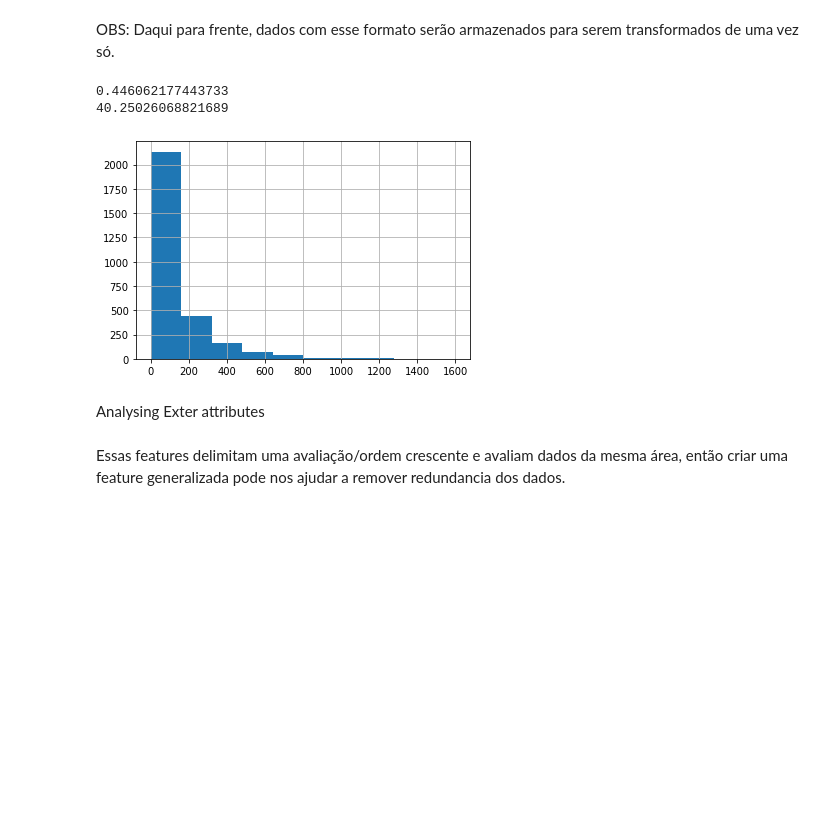
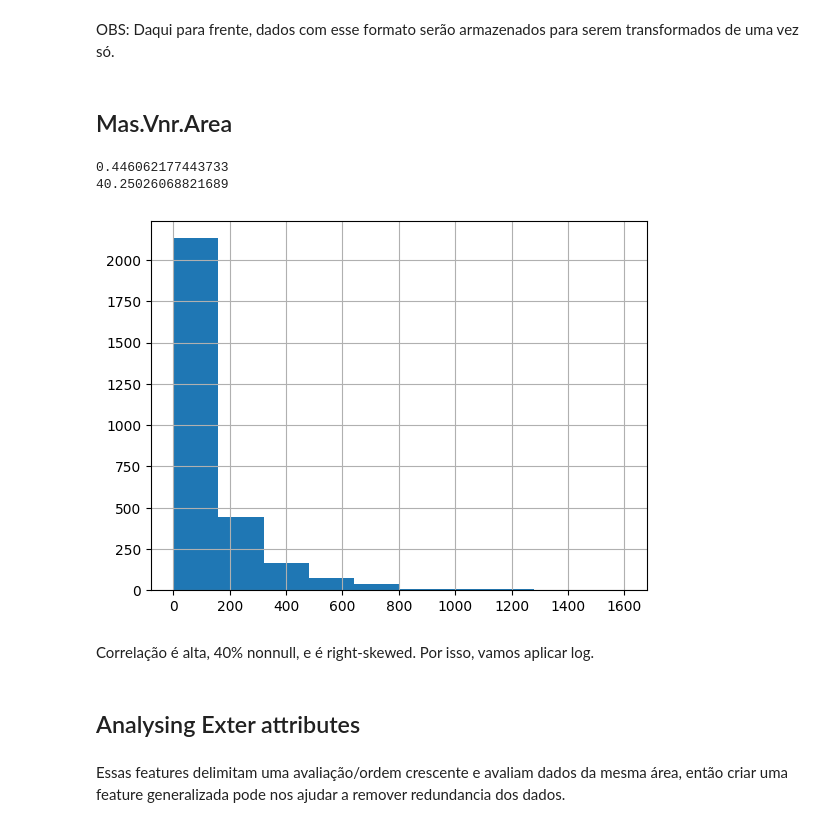
Before and after one commit to P-ASilva/ames, a Jupyter notebook: notebooks/08_final_model_analysis_and_feature_enginnering.ipynb, the cells around one changed output. Drawn from its saved outputs; the diff is of its cells as text; code cells hidden in the pictures; blank space fills up the shorter version.

```diff
--- a/notebooks/08_final_model_analysis_and_feature_enginnering.ipynb
+++ b/notebooks/08_final_model_analysis_and_feature_enginnering.ipynb
@@ -99,4 +99,6 @@ data.hist(figsize=(35,35))
 print()
 # %% [output]
 [figure]
+# %%
+na_list = list(model_data.columns) # inicializando lista que guarda as colunas não analisadas
 # %% [markdown]
@@ -104,4 +106,5 @@ Primeiro, checarei variáveis relacionadas ao Lote da casa
 # %%
 lot_cat = ["Lot.Frontage","Lot.Area","Lot.Shape"]
 heatMapCorr(lot_cat)
+na_list = [x for x in na_list if x not in lot_cat]
 # %% [output]
@@ -124,11 +129,14 @@ print()
 # %% [markdown]
 OBS: Daqui para frente, dados com esse formato serão armazenados para serem transformados de uma vez só.
+# %% [markdown]
+## Mas.Vnr.Area
 # %%
 print(model_data[["Mas.Vnr.Area","SalePrice"]].corr()["SalePrice"][0]) # high correlation...
 model_data["Mas.Vnr.Area"].hist()
 print(nonNull_percent("Mas.Vnr.Area")) # has a good non-null amount...
-right_skewed = ["Mas.Vnr.Area"]
+right_skewed = []
+na_list.remove("Mas.Vnr.Area")
 # %% [output]
 0.446062177443733
 40.25026068821689
-[figure, old version]
+[figure, new version]
@@ -137,0 +143,2 @@ right_skewed = ["Mas.Vnr.Area"]
+# %% [markdown]
+Correlação é alta, 40% nonnull, e é right-skewed. Por isso, vamos aplicar log.
@@ -138,5 +147,5 @@ right_skewed = ["Mas.Vnr.Area"]
 # %% [markdown]
-Analysing Exter attributes
+## Analysing Exter attributes
 # %% [markdown]
 Essas features delimitam uma avaliação/ordem crescente e avaliam dados da mesma área, então criar uma feature generalizada pode nos ajudar a remover redundancia dos dados.
 # %%
```
Also changed, not shown: parts of 95 cells of this notebook, 4 other files.
